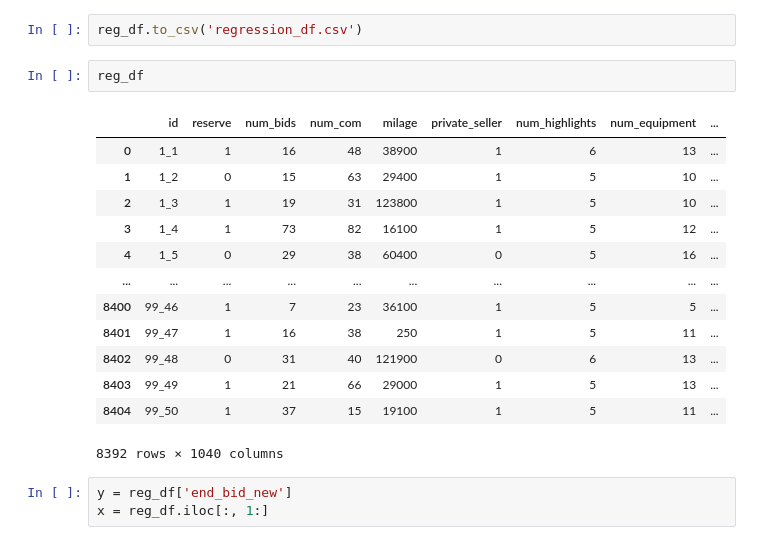
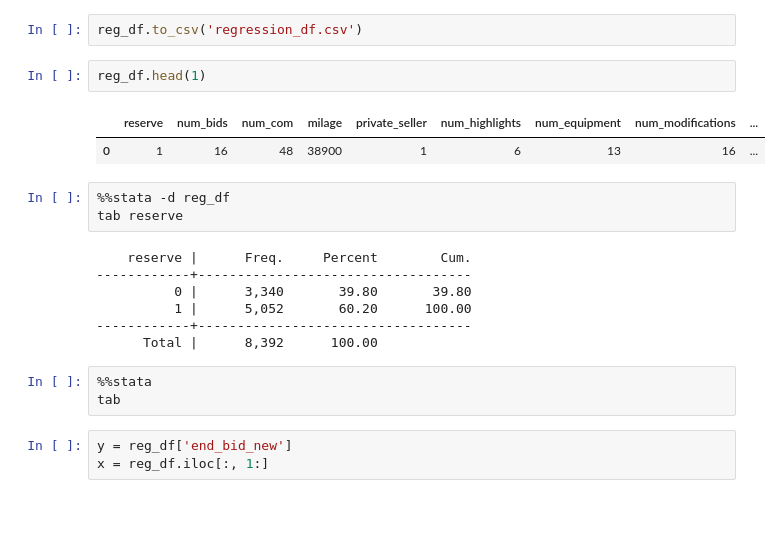
Before and after one commit to francisypeng/car_sentiment, a Jupyter notebook: analysis.ipynb, the cells around one changed output. Saved outputs shown, nothing was run; the diff lists cells and outputs as text; blank space fills up the shorter version.

```diff
--- a/analysis.ipynb
+++ b/analysis.ipynb
@@ -386,21 +386,23 @@ reg_df.dropna(inplace = True)
 # %%
 reg_df.to_csv('regression_df.csv')
 # %%
-reg_df
+reg_df.head(1)
 # %% [output]
-|  | id | reserve | num_bids | num_com | milage | private_seller | num_highlights | num_equipment | ... |
-| 0 | 1_1 | 1 | 16 | 48 | 38900 | 1 | 6 | 13 | ... |
-| 1 | 1_2 | 0 | 15 | 63 | 29400 | 1 | 5 | 10 | ... |
-| 2 | 1_3 | 1 | 19 | 31 | 123800 | 1 | 5 | 10 | ... |
-| 3 | 1_4 | 1 | 73 | 82 | 16100 | 1 | 5 | 12 | ... |
-| 4 | 1_5 | 0 | 29 | 38 | 60400 | 0 | 5 | 16 | ... |
-| ... | ... | ... | ... | ... | ... | ... | ... | ... | ... |
-| 8400 | 99_46 | 1 | 7 | 23 | 36100 | 1 | 5 | 5 | ... |
-| 8401 | 99_47 | 1 | 16 | 38 | 250 | 1 | 5 | 11 | ... |
-| 8402 | 99_48 | 0 | 31 | 40 | 121900 | 0 | 6 | 13 | ... |
-| 8403 | 99_49 | 1 | 21 | 66 | 29000 | 1 | 5 | 13 | ... |
-| 8404 | 99_50 | 1 | 37 | 15 | 19100 | 1 | 5 | 11 | ... |
+|  | reserve | num_bids | num_com | milage | private_seller | num_highlights | num_equipment | num_modifications | ... |
+| 0 | 1 | 16 | 48 | 38900 | 1 | 6 | 13 | 16 | ... |
-8392 rows × 1040 columns
+# %%
+%%stata -d reg_df
+tab reserve
+# %% [output]
+    reserve |      Freq.     Percent        Cum.
+------------+-----------------------------------
+          0 |      3,340       39.80       39.80
+          1 |      5,052       60.20      100.00
+------------+-----------------------------------
+      Total |      8,392      100.00
+# %%
+%%stata
+tab
 # %%
 y = reg_df['end_bid_new']
 x = reg_df.iloc[:, 1:]
```
Also changed, not shown: 1 other file.
